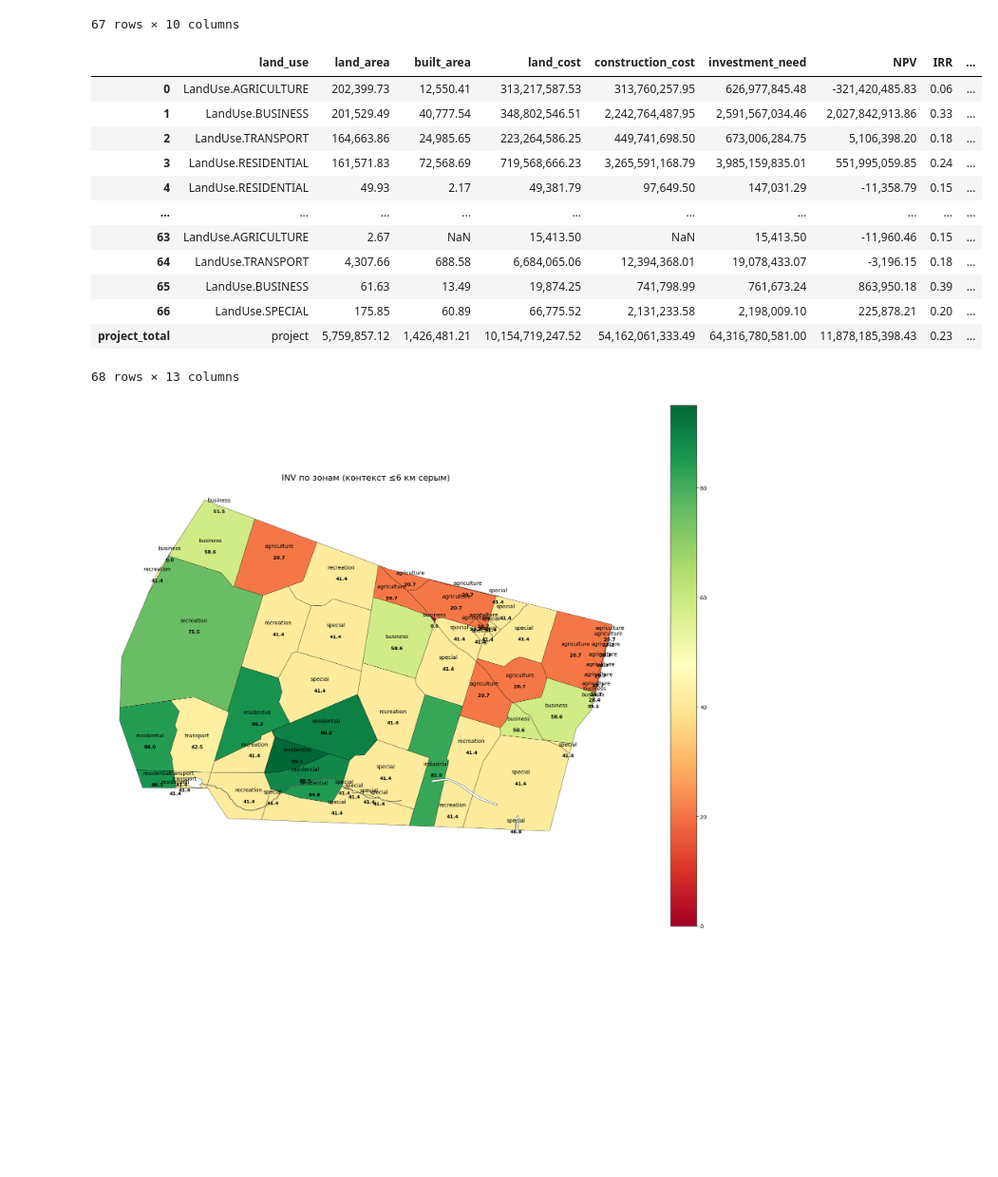
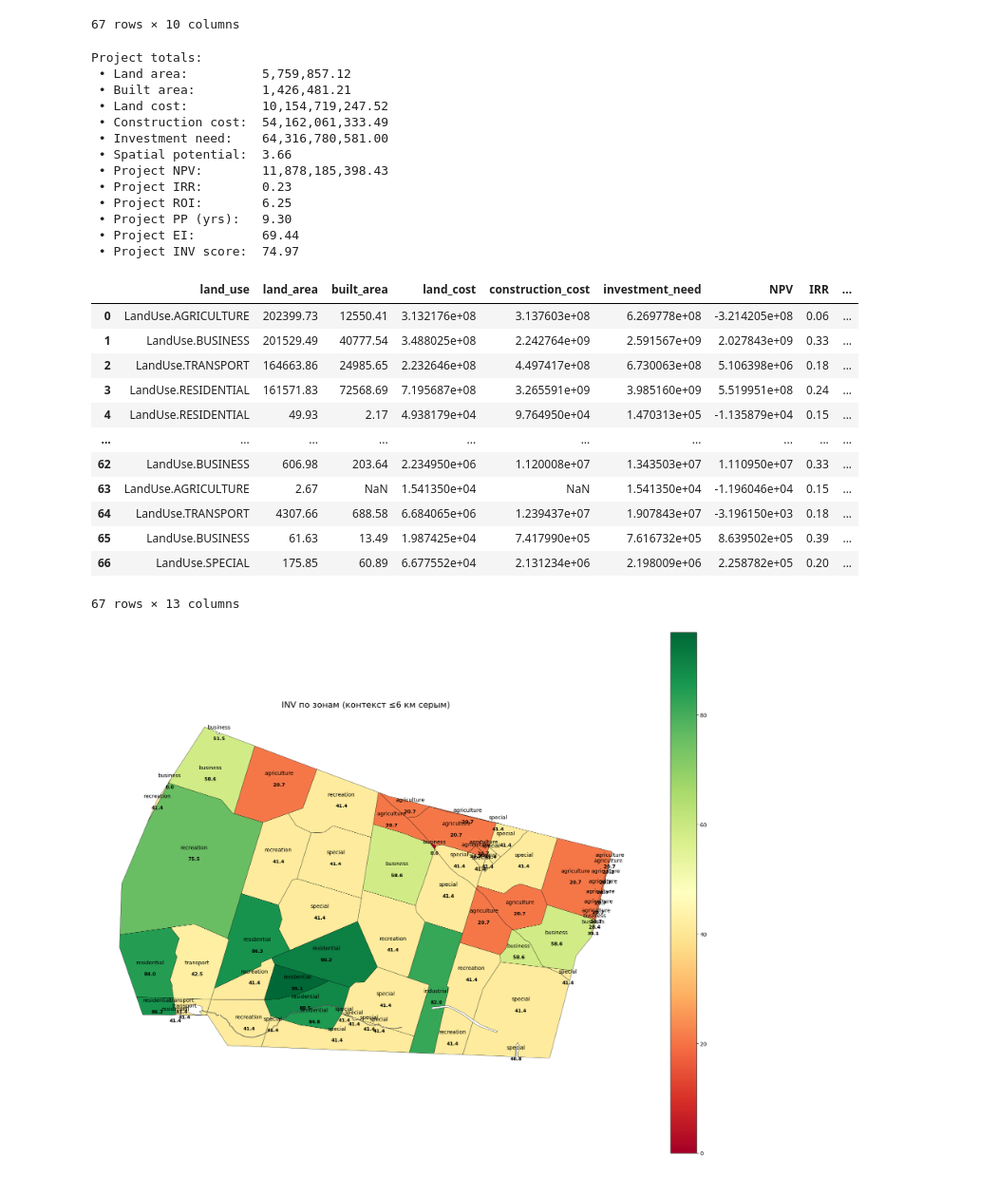
Before and after one commit to Mvin8/Urbanomy, a Jupyter notebook: examples/investment_metrics.ipynb, the cells around one changed output. Shown at 95% size. Drawn from its saved outputs; the diff is of its cells as text; code cells hidden in the pictures; blank space fills up the shorter version.

```diff
--- a/examples/investment_metrics.ipynb
+++ b/examples/investment_metrics.ipynb
@@ -212,23 +212,36 @@ polygon_input
 # %%
 from urbanomy.methods.investment_potential import InvestmentAttractivenessAnalyzer
 
 an = InvestmentAttractivenessAnalyzer(benchmarks=benchmarks_demo)
-gdf_out, summary = an.calculate_investment_metrics(polygon_input)
+summary = an.calculate_investment_metrics(polygon_input)
 summary
 # %% [output]
+Project totals:
+ • Land area:          5,759,857.12
+ • Built area:         1,426,481.21
+ • Land cost:          10,154,719,247.52
+ • Construction cost:  54,162,061,333.49
+ • Investment need:    64,316,780,581.00
+ • Spatial potential:  3.66
+ • Project NPV:        11,878,185,398.43
+ • Project IRR:        0.23
+ • Project ROI:        6.25
+ • Project PP (yrs):   9.30
+ • Project EI:         69.44
+ • Project INV score:  74.97
 |  | land_use | land_area | built_area | land_cost | construction_cost | investment_need | NPV | IRR | ... |
-| 0 | LandUse.AGRICULTURE | 202,399.73 | 12,550.41 | 313,217,587.53 | 313,760,257.95 | 626,977,845.48 | -321,420,485.83 | 0.06 | ... |
-| 1 | LandUse.BUSINESS | 201,529.49 | 40,777.54 | 348,802,546.51 | 2,242,764,487.95 | 2,591,567,034.46 | 2,027,842,913.86 | 0.33 | ... |
-| 2 | LandUse.TRANSPORT | 164,663.86 | 24,985.65 | 223,264,586.25 | 449,741,698.50 | 673,006,284.75 | 5,106,398.20 | 0.18 | ... |
-| 3 | LandUse.RESIDENTIAL | 161,571.83 | 72,568.69 | 719,568,666.23 | 3,265,591,168.79 | 3,985,159,835.01 | 551,995,059.85 | 0.24 | ... |
-| 4 | LandUse.RESIDENTIAL | 49.93 | 2.17 | 49,381.79 | 97,649.50 | 147,031.29 | -11,358.79 | 0.15 | ... |
+| 0 | LandUse.AGRICULTURE | 202399.73 | 12550.41 | 3.132176e+08 | 3.137603e+08 | 6.269778e+08 | -3.214205e+08 | 0.06 | ... |
+| 1 | LandUse.BUSINESS | 201529.49 | 40777.54 | 3.488025e+08 | 2.242764e+09 | 2.591567e+09 | 2.027843e+09 | 0.33 | ... |
+| 2 | LandUse.TRANSPORT | 164663.86 | 24985.65 | 2.232646e+08 | 4.497417e+08 | 6.730063e+08 | 5.106398e+06 | 0.18 | ... |
+| 3 | LandUse.RESIDENTIAL | 161571.83 | 72568.69 | 7.195687e+08 | 3.265591e+09 | 3.985160e+09 | 5.519951e+08 | 0.24 | ... |
+| 4 | LandUse.RESIDENTIAL | 49.93 | 2.17 | 4.938179e+04 | 9.764950e+04 | 1.470313e+05 | -1.135879e+04 | 0.15 | ... |
 | ... | ... | ... | ... | ... | ... | ... | ... | ... | ... |
-| 63 | LandUse.AGRICULTURE | 2.67 | NaN | 15,413.50 | NaN | 15,413.50 | -11,960.46 | 0.15 | ... |
-| 64 | LandUse.TRANSPORT | 4,307.66 | 688.58 | 6,684,065.06 | 12,394,368.01 | 19,078,433.07 | -3,196.15 | 0.18 | ... |
-| 65 | LandUse.BUSINESS | 61.63 | 13.49 | 19,874.25 | 741,798.99 | 761,673.24 | 863,950.18 | 0.39 | ... |
-| 66 | LandUse.SPECIAL | 175.85 | 60.89 | 66,775.52 | 2,131,233.58 | 2,198,009.10 | 225,878.21 | 0.20 | ... |
-| project_total | project | 5,759,857.12 | 1,426,481.21 | 10,154,719,247.52 | 54,162,061,333.49 | 64,316,780,581.00 | 11,878,185,398.43 | 0.23 | ... |
+| 62 | LandUse.BUSINESS | 606.98 | 203.64 | 2.234950e+06 | 1.120008e+07 | 1.343503e+07 | 1.110950e+07 | 0.33 | ... |
+| 63 | LandUse.AGRICULTURE | 2.67 | NaN | 1.541350e+04 | NaN | 1.541350e+04 | -1.196046e+04 | 0.15 | ... |
+| 64 | LandUse.TRANSPORT | 4307.66 | 688.58 | 6.684065e+06 | 1.239437e+07 | 1.907843e+07 | -3.196150e+03 | 0.18 | ... |
+| 65 | LandUse.BUSINESS | 61.63 | 13.49 | 1.987425e+04 | 7.417990e+05 | 7.616732e+05 | 8.639502e+05 | 0.39 | ... |
+| 66 | LandUse.SPECIAL | 175.85 | 60.89 | 6.677552e+04 | 2.131234e+06 | 2.198009e+06 | 2.258782e+05 | 0.20 | ... |
-68 rows × 13 columns
+67 rows × 13 columns
 # %%
 import matplotlib.pyplot as plt
 from matplotlib.transforms import offset_copy
```
Also changed, not shown: parts of 2 cells of this notebook, 3 other files.
